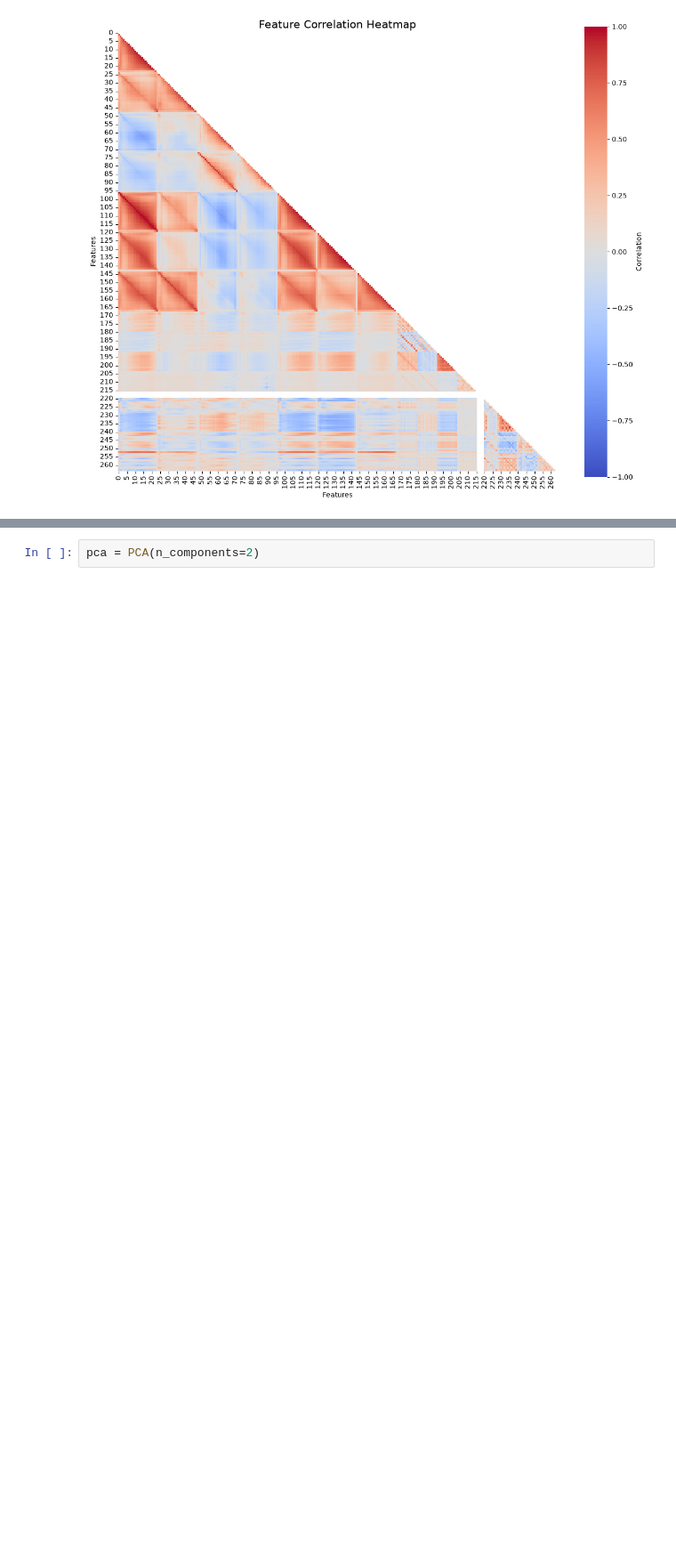
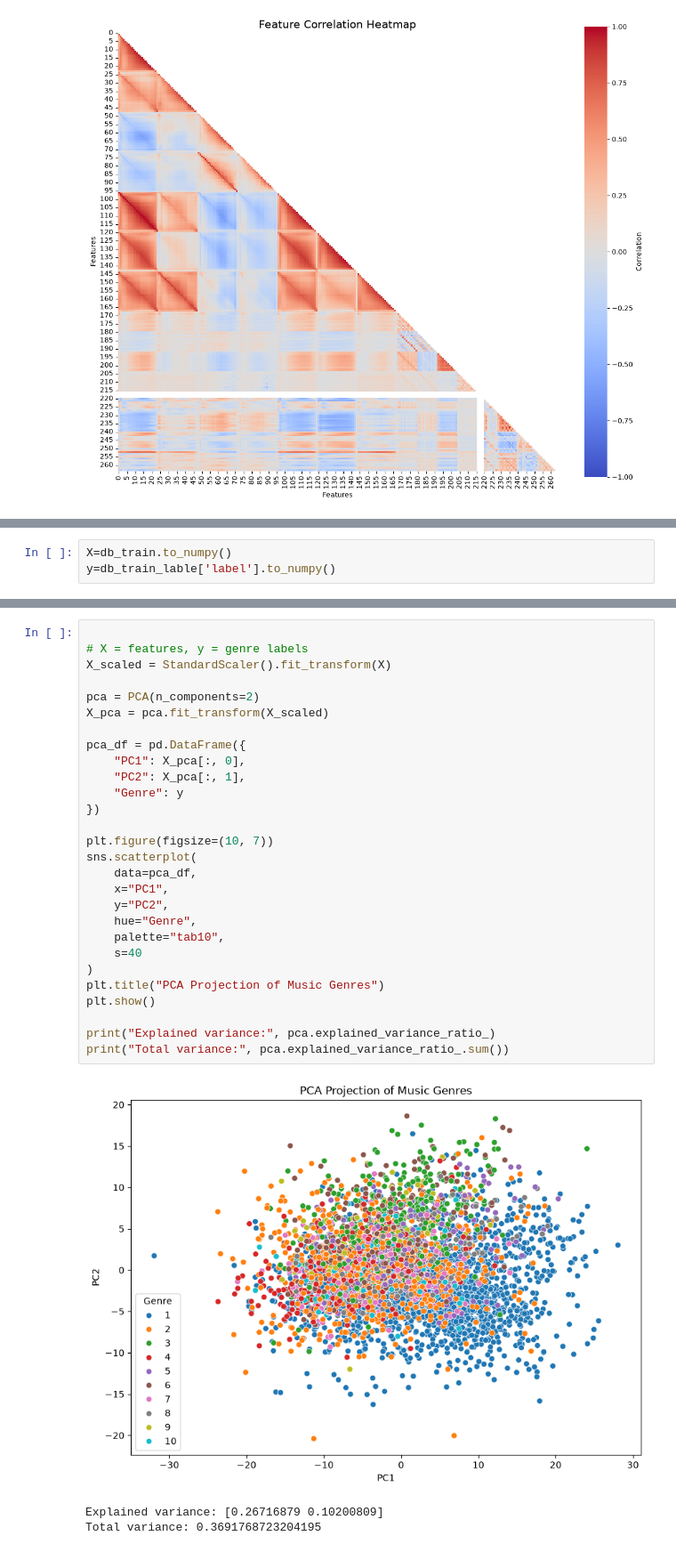
Before and after one commit to PeymanPe/music-genre-classification, a Jupyter notebook: notebooks/01_data_analysis.ipynb, the cells around one changed output, grey strips where cells are left out. Shown at 89% size. Saved outputs shown, nothing was run; the diff lists cells and outputs as text; blank space fills up the shorter version.

```diff
--- a/notebooks/01_data_analysis.ipynb
+++ b/notebooks/01_data_analysis.ipynb
@@ -114,0 +417,3 @@ plt.show()
+# %%
+X=db_train.to_numpy()
+y=db_train_lable['label'].to_numpy()
@@ -115,2 +438,32 @@ plt.show()
 # %%
+
+# X = features, y = genre labels
+X_scaled = StandardScaler().fit_transform(X)
+
 pca = PCA(n_components=2)
+X_pca = pca.fit_transform(X_scaled)
+
+pca_df = pd.DataFrame({
+    "PC1": X_pca[:, 0],
+    "PC2": X_pca[:, 1],
+    "Genre": y
+})
+
+plt.figure(figsize=(10, 7))
+sns.scatterplot(
+    data=pca_df,
+    x="PC1",
+    y="PC2",
+    hue="Genre",
+    palette="tab10",
+    s=40
+)
+plt.title("PCA Projection of Music Genres")
+plt.show()
+
+print("Explained variance:", pca.explained_variance_ratio_)
+print("Total variance:", pca.explained_variance_ratio_.sum())
+# %% [output]
+[figure, added]
+Explained variance: [0.26716879 0.10200809]
+Total variance: 0.3691768723204195
```
Also changed, not shown: parts of 28 cells of this notebook.
